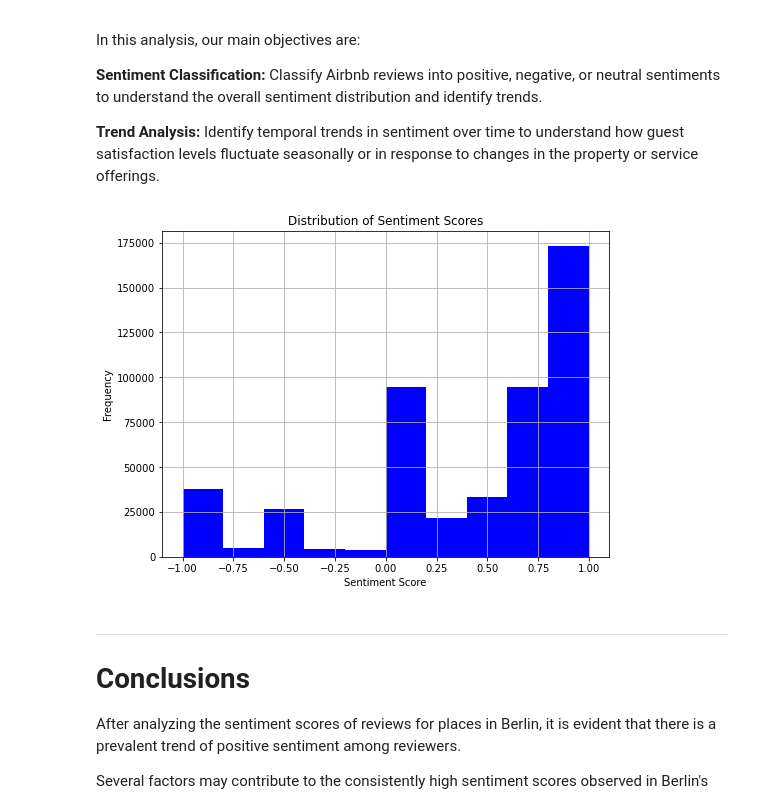
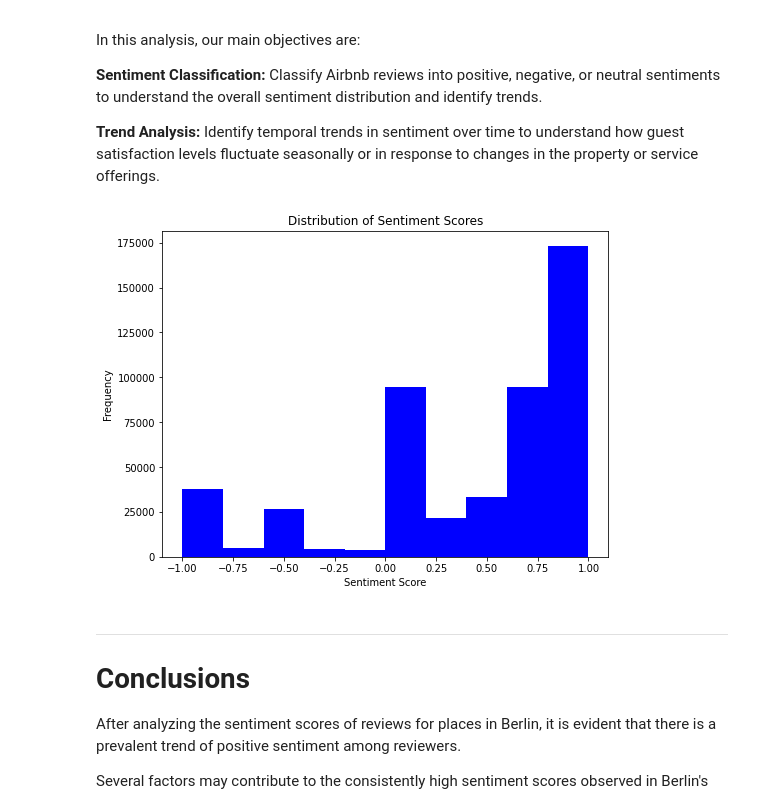
Before and after one commit to ConcludedFever9/airbnb, a Jupyter notebook: notebooks/05_sentiment_analysis.ipynb, the cells around one changed output. Drawn from its saved outputs; the diff is of its cells as text; code cells hidden in the pictures.

```diff
--- a/notebooks/05_sentiment_analysis.ipynb
+++ b/notebooks/05_sentiment_analysis.ipynb
@@ -41,16 +41,14 @@ rev['sentiment_score'] = rev['preprocessed_review'].apply(get_sentiment_score)
 # %%
 # Let's see a histogram for the frequency of different scores
 
 plt.figure(figsize=(8, 6))
 plt.hist(rev['sentiment_score'], bins=10, color='blue')
 plt.title('Distribution of Sentiment Scores')
 plt.xlabel('Sentiment Score')
 plt.ylabel('Frequency')
-plt.grid(True)
-plt.savefig('../images/sentiment_dist.png')
-plt.show()
+plt.savefig('../images/sentiment_dist.jpg')
 # %% [output]
-[figure, old version]
+[figure, new version]
 # %%
 # We see that a large majority of reviews are closer to 1, meaning they are mostly positive
 # %% [markdown]
```
Also changed, not shown: 16 other files.
